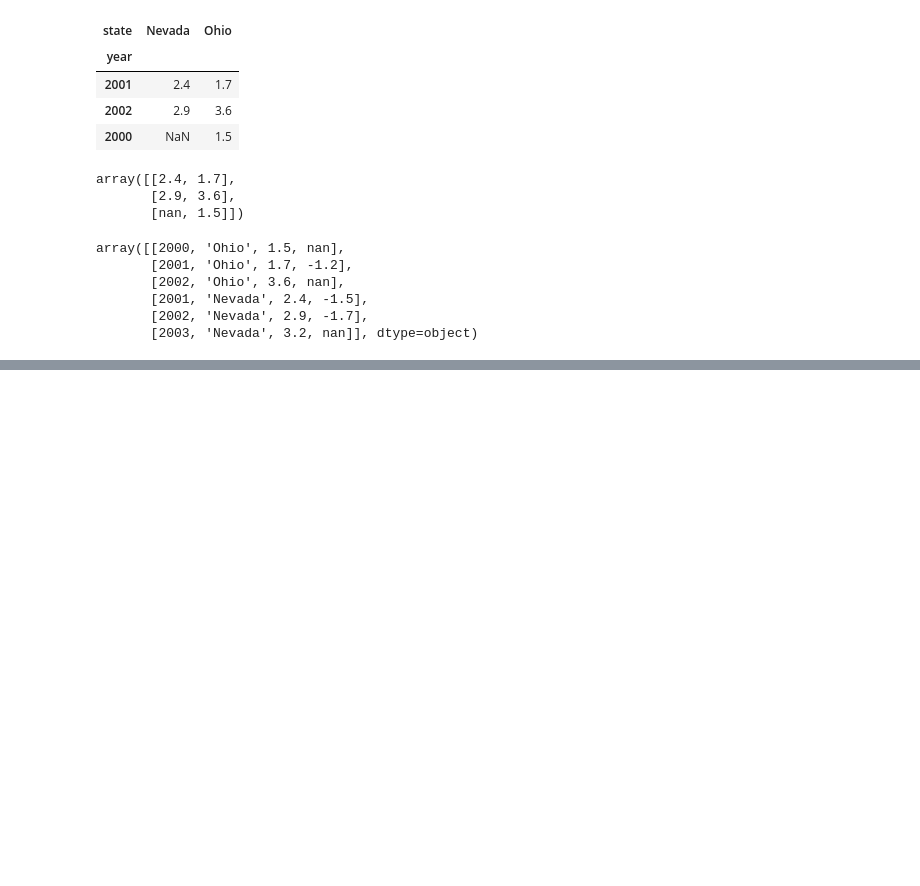
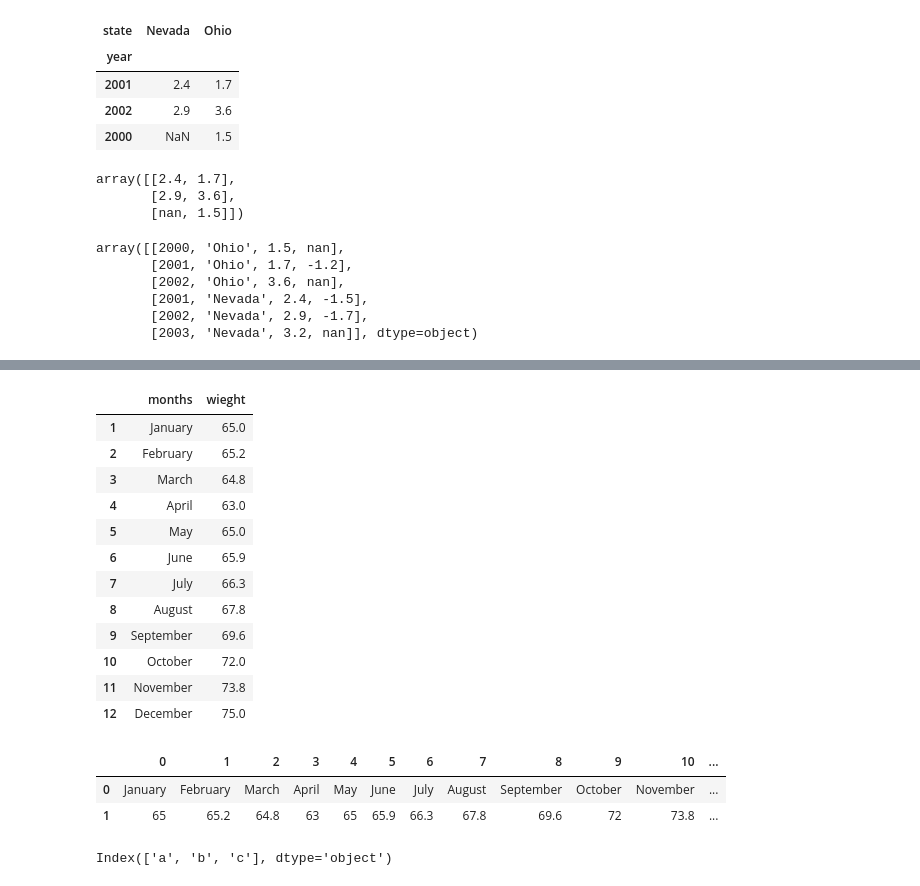
Before and after one commit to m0saan/python-for-data-analysis, a Jupyter notebook: pandas/pandas.ipynb, the cells around one changed output, grey strips where cells are left out. Cells and saved outputs as stored; diff of their text form; code cells hidden in the pictures; blank space fills up the shorter version.

```diff
--- a/pandas/pandas.ipynb
+++ b/pandas/pandas.ipynb
@@ -458,0 +461,31 @@ df1
+# %%
+dict = {
+    'months': ['January', 'February', 'March', 'April', 'May',  'June', 'July', 'August', 'September', 'October', 'November', 'December'],
+    'wieght': [65, 65.2, 64.8, 63., 65, 65.9, 66.3, 67.8, 69.6, 72.0, 73.8, 75]
+}
+
+df2 = pd.DataFrame(dict, index=[1, 2, 3, 4, 5, 6, 7, 8, 9, 10, 11, 12])
+df2
+# %% [output]
+|  | months | wieght |
+| 1 | January | 65.0 |
+| 2 | February | 65.2 |
+| 3 | March | 64.8 |
+| 4 | April | 63.0 |
+| 5 | May | 65.0 |
+| 6 | June | 65.9 |
+| 7 | July | 66.3 |
+| 8 | August | 67.8 |
+| 9 | September | 69.6 |
+| 10 | October | 72.0 |
+| 11 | November | 73.8 |
+| 12 | December | 75.0 |
+# %%
+# Each sequence becomes a column in the DataFrame; all sequences must be the same length
+lst = [dict['months'], dict['wieght']]
+df_from_lists = pd.DataFrame(lst)
+df_from_lists
+# %% [output]
+|  | 0 | 1 | 2 | 3 | 4 | 5 | 6 | 7 | 8 | 9 | 10 | ... |
+| 0 | January | February | March | April | May | June | July | August | September | October | November | ... |
+| 1 | 65 | 65.2 | 64.8 | 63 | 65 | 65.9 | 66.3 | 67.8 | 69.6 | 72 | 73.8 | ... |
@@ -458,0 +502,4 @@ df1
+# %%
+index
+# %% [output]
+Index(['a', 'b', 'c'], dtype='object')
```
Also changed, not shown: parts of 25 cells of this notebook.
